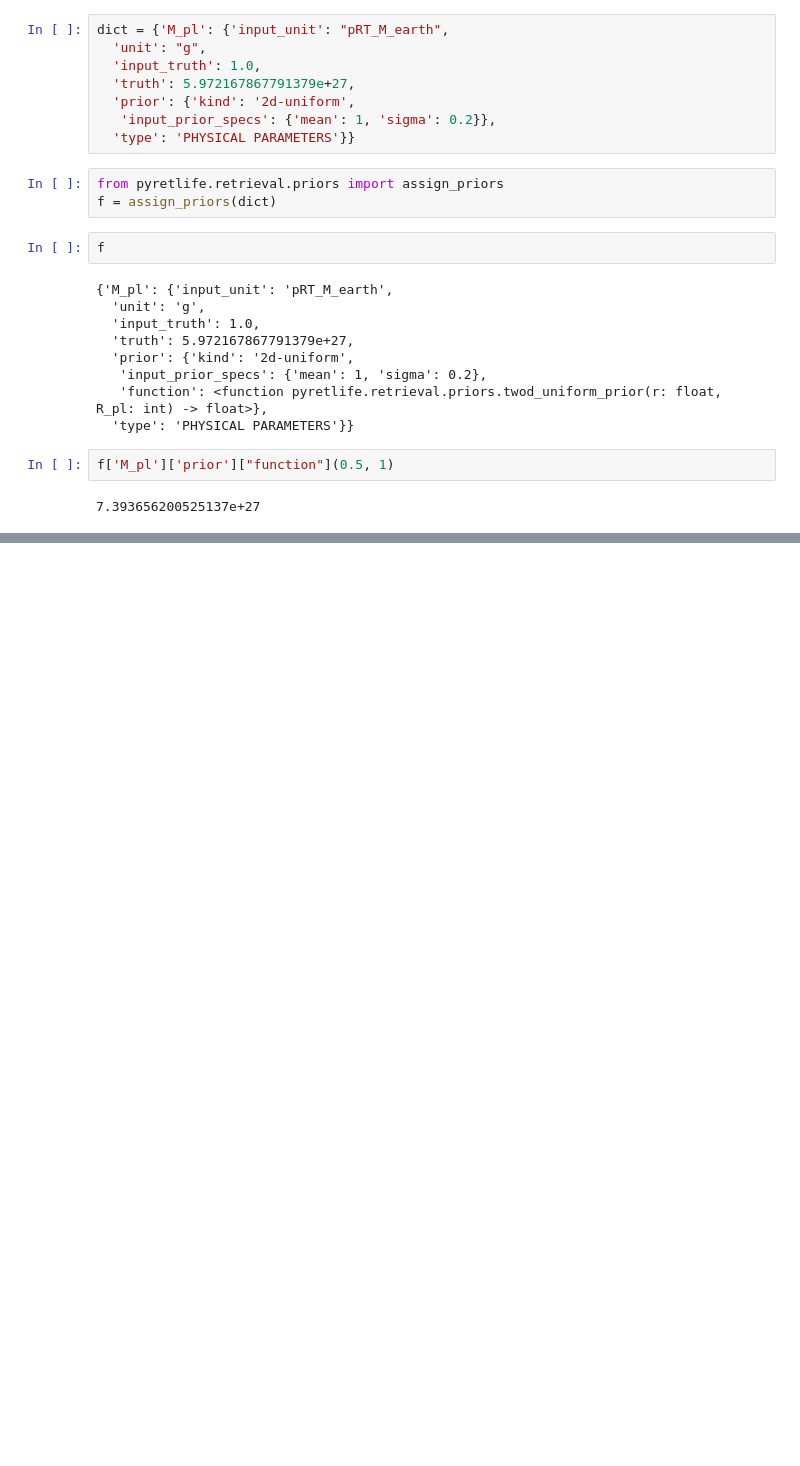
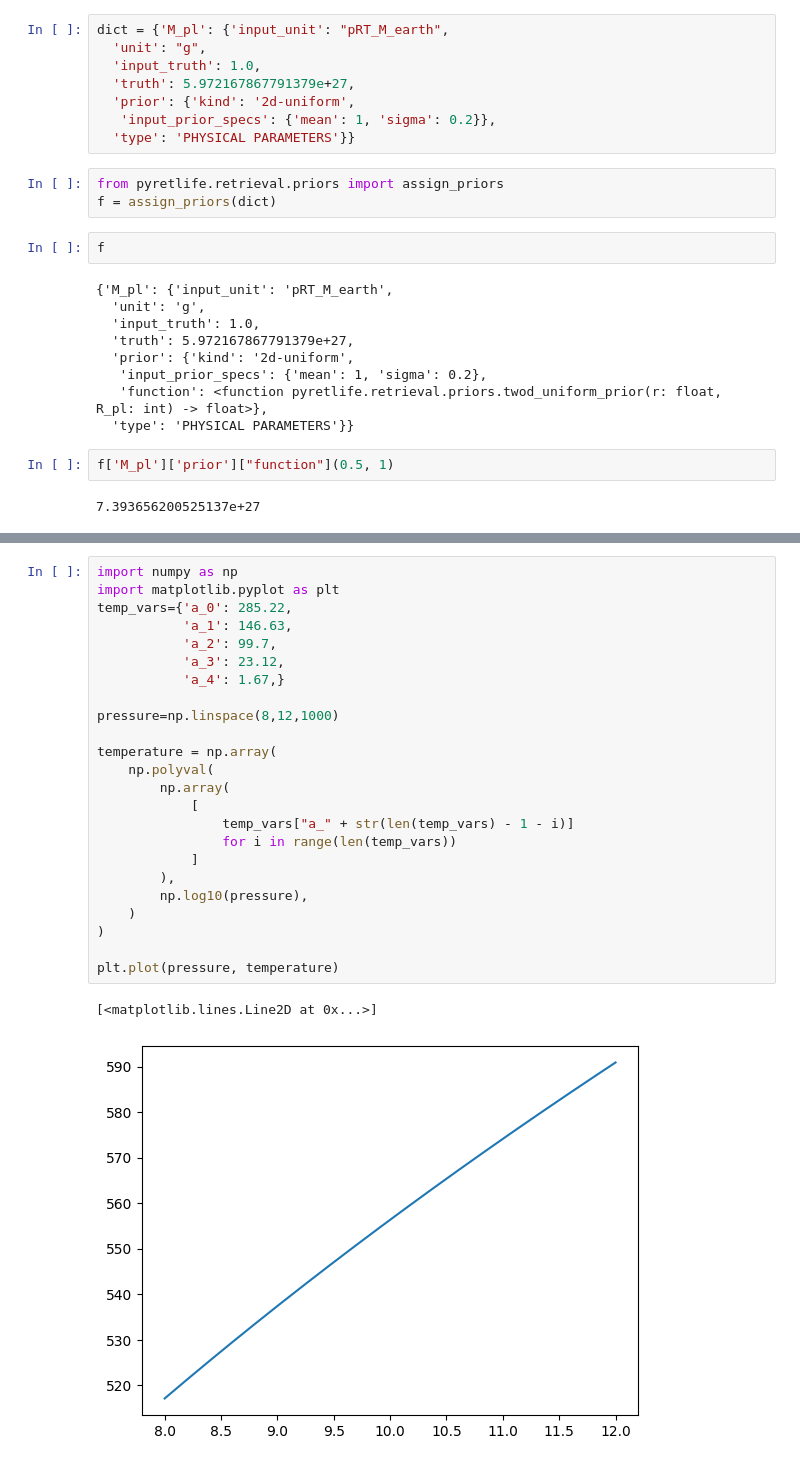
Before and after one commit to Tim171717/Semester_Project_Too, a Jupyter notebook: Testing.ipynb, the cells around one changed output, grey strips where cells are left out. Cells and saved outputs as stored; diff of their text form; blank space fills up the shorter version.

```diff
--- a/Testing.ipynb
+++ b/Testing.ipynb
@@ -603,0 +649,27 @@ f['M_pl']['prior']["function"](0.5, 1)
+# %%
+import numpy as np
+import matplotlib.pyplot as plt
+temp_vars={'a_0': 285.22,
+           'a_1': 146.63,
+           'a_2': 99.7,
+           'a_3': 23.12,
+           'a_4': 1.67,}
+
+pressure=np.linspace(8,12,1000)
+
+temperature = np.array(
+    np.polyval(
+        np.array(
+            [
+                temp_vars["a_" + str(len(temp_vars) - 1 - i)]
+                for i in range(len(temp_vars))
+            ]
+        ),
+        np.log10(pressure),
+    )
+)
+
+plt.plot(pressure, temperature)
+# %% [output]
+[<matplotlib.lines.Line2D at 0x...>]
+[figure, added]
```
Also changed, not shown: parts of 1 cell of this notebook, 1 other file.
